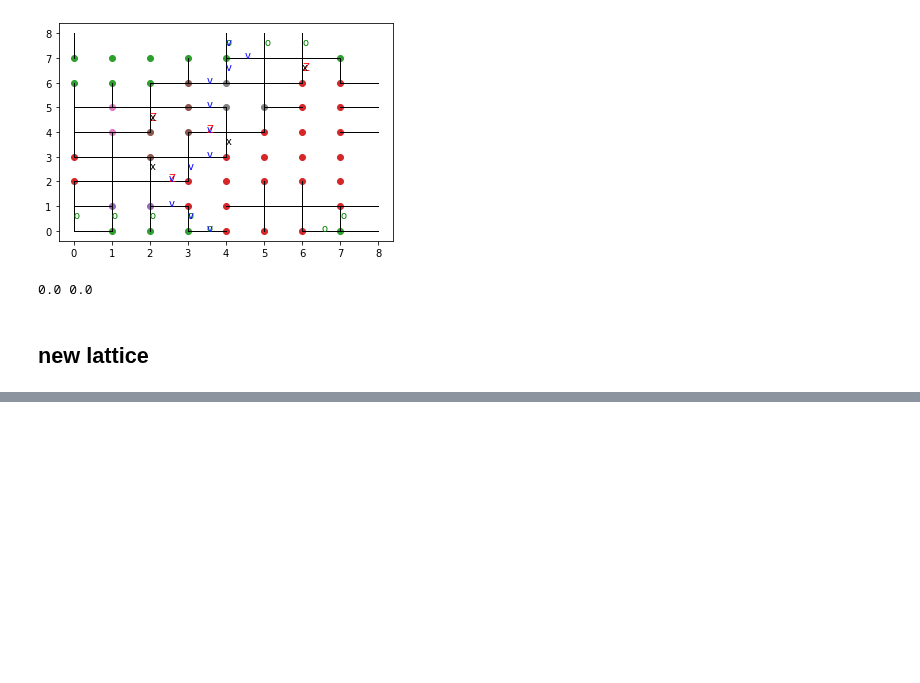
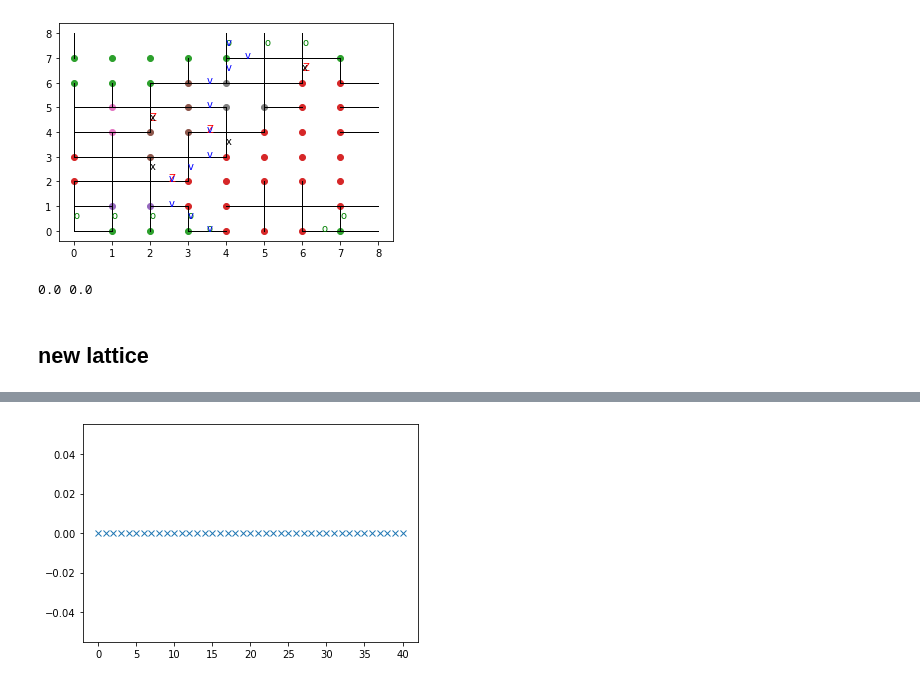
Before and after one commit to hassan-shap/quantum-emitter, a Jupyter notebook: loss-toric-2.ipynb, the cells around one changed output, grey strips where cells are left out. Drawn from its saved outputs; the diff is of its cells as text; code cells hidden in the pictures; blank space fills up the shorter version.

```diff
--- a/loss-toric-2.ipynb
+++ b/loss-toric-2.ipynb
@@ -1817,0 +1770,98 @@ print(s_orig)
+# %%
+overlap = Sx_red.T@Sx_red
+inds = np.argwhere(overlap>1)
+# print(inds)
+rep_edges = []
+inds_red = []
+for i_v in inds:
+    if i_v[1]>i_v[0]:
+        # inds_red.append(i_v)
+        if not (i_v[0] in rep_edges):
+            rep_edges.append(i_v[0])
+        if not (i_v[1] in rep_edges):
+            rep_edges.append(i_v[1])
+# print(qubits_to_plot[rep_edges])
+# print(rep_edges)
+
+rep_edges = np.sort(rep_edges)
+not_rep_qubits = np.array(list(set(range(np.size(Sx_red,1))) - set(rep_edges)))
+print(not_rep_qubits)
+
+inds_red = np.array(inds_red)
+# print(inds_red)
+
+# # overlap = Sx_red[verts,:].T@Sx_red[verts,:]
+# # print(overlap)
+# nl2 = []
+# inds_to_keep2 = []
+# for ind_q, i_q in enumerate(rep_edges):
+#     # rep_inds = np.argwhere(inds_red[:,0]==i_q)[:,0]
+#     rep_inds = np.argwhere(overlap[i_q,rep_edges[ind_q+1:]]==2)[:,0]
+#     print(ind_q+1+rep_inds)
+#     if len(rep_inds)>0:
+#         inds_to_keep2.append(i_q)
+#         nl2.append(1+len(rep_inds))
+#     # print(i_q,rep_inds)
+# # print(nl)
+# print(rep_edges)
+# # inds_to_keep2 = np.sort(np.concatenate((inds_to_keep2,not_rep_qubits)))
+# # print(inds_to_keep)
+# # print(inds_to_keep2)
+
+ql2 = []
+nl2 = []
+nl_x2 = []
+nl_y2 = []
+counter = 0
+i = 0
+overlap2 = overlap[np.ix_(rep_edges,rep_edges)]
+inds_to_keep2 = list(range(len(rep_edges)))
+while counter < len(rep_edges):
+    edge = inds_to_keep2[i]
+    ovlp_inds = np.argwhere(overlap2[edge,inds_to_keep2[i+1:]]==2)
+    if qubits_to_plot[rep_edges[edge]] %l ==0:
+        nl_i_x = 1
+        nl_i_y = 0
+    else:
+        nl_i_x = 0
+        nl_i_y = 1
+    nl_i = len(ovlp_inds)+1
+
+    qlist = qubits_to_plot[rep_edges[np.ix_([ inds_to_keep2[k] for k in i+1+ovlp_inds[:,0]])]]
+    ovlp_inds_x = np.argwhere(qlist %l==0)
+    ovlp_inds_y = np.argwhere(qlist %l >0)
+    nl_i_x += len(ovlp_inds_x)
+    nl_i_y += len(ovlp_inds_y)
+    for j in ovlp_inds[::-1,0]:
+        inds_to_keep2.remove(inds_to_keep2[i+1+j])
+    ql2.append(np.concatenate(([qubits_to_plot[rep_edges[edge]]],qlist)))
+    counter += nl_i
+    nl2.append(nl_i)
+    nl_x2.append(nl_i_x)
+    nl_y2.append(nl_i_y)
+    i += 1
+
+nl_x_tot = np.zeros(len(inds_to_keep2)+len(not_rep_qubits))
+nl_x_tot[ np.argwhere(qubits_to_plot[not_rep_qubits]%l ==0)  ] = 1
+nl_x_tot[len(not_rep_qubits):] = nl_x2
+
+nl_y_tot = np.zeros(len(inds_to_keep2)+len(not_rep_qubits))
+nl_y_tot[ np.argwhere(qubits_to_plot[not_rep_qubits]%l >0)  ] = 1
+nl_y_tot[len(not_rep_qubits):] = nl_y2
+
+nl_tot = np.concatenate((np.ones(len(not_rep_qubits)),nl2))
+ql_tot = []
+for i in range(len(nl_tot)):
+    ql_tot.append(not_rep_qubits[i])
+
+inds_to_keep2 = rep_edges[inds_to_keep2]
+comb_inds = np.concatenate((not_rep_qubits,inds_to_keep2))
+inds_sorted = np.argsort(comb_inds)
+inds_to_keep2 = comb_inds[inds_sorted]
+nl_x_tot = nl_x_tot[inds_sorted]
+nl_y_tot = nl_y_tot[inds_sorted]
+nl_tot = nl_tot[inds_sorted]
+
+# plt.plot(inds_to_keep,"o")
+plt.plot(inds_to_keep2-inds_to_keep,"x")
+# %% [output]
@@ -1817,0 +1871 @@ print(s_orig)
+[figure, added]
```
Also changed, not shown: parts of 11 cells of this notebook, 5 other files.
